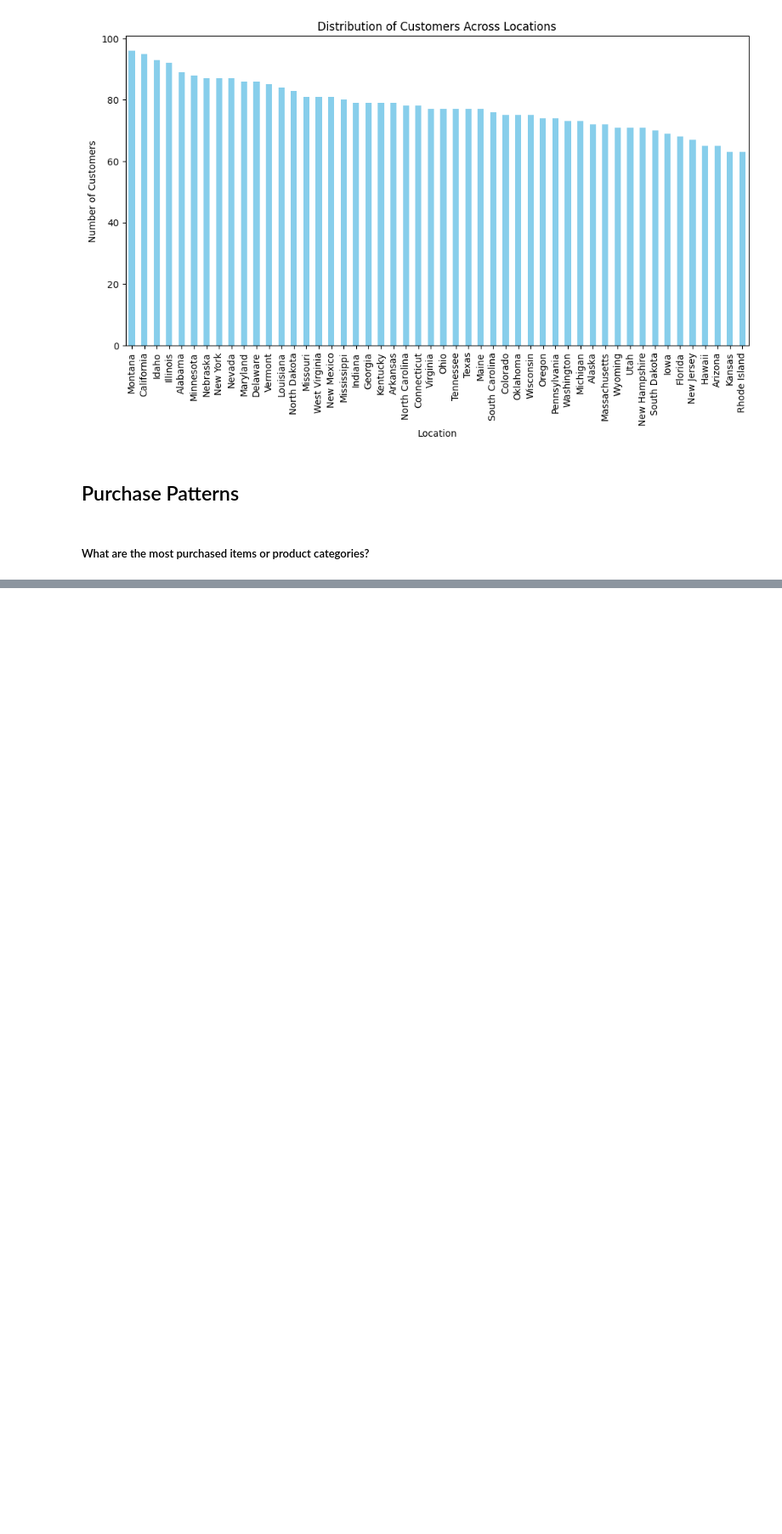
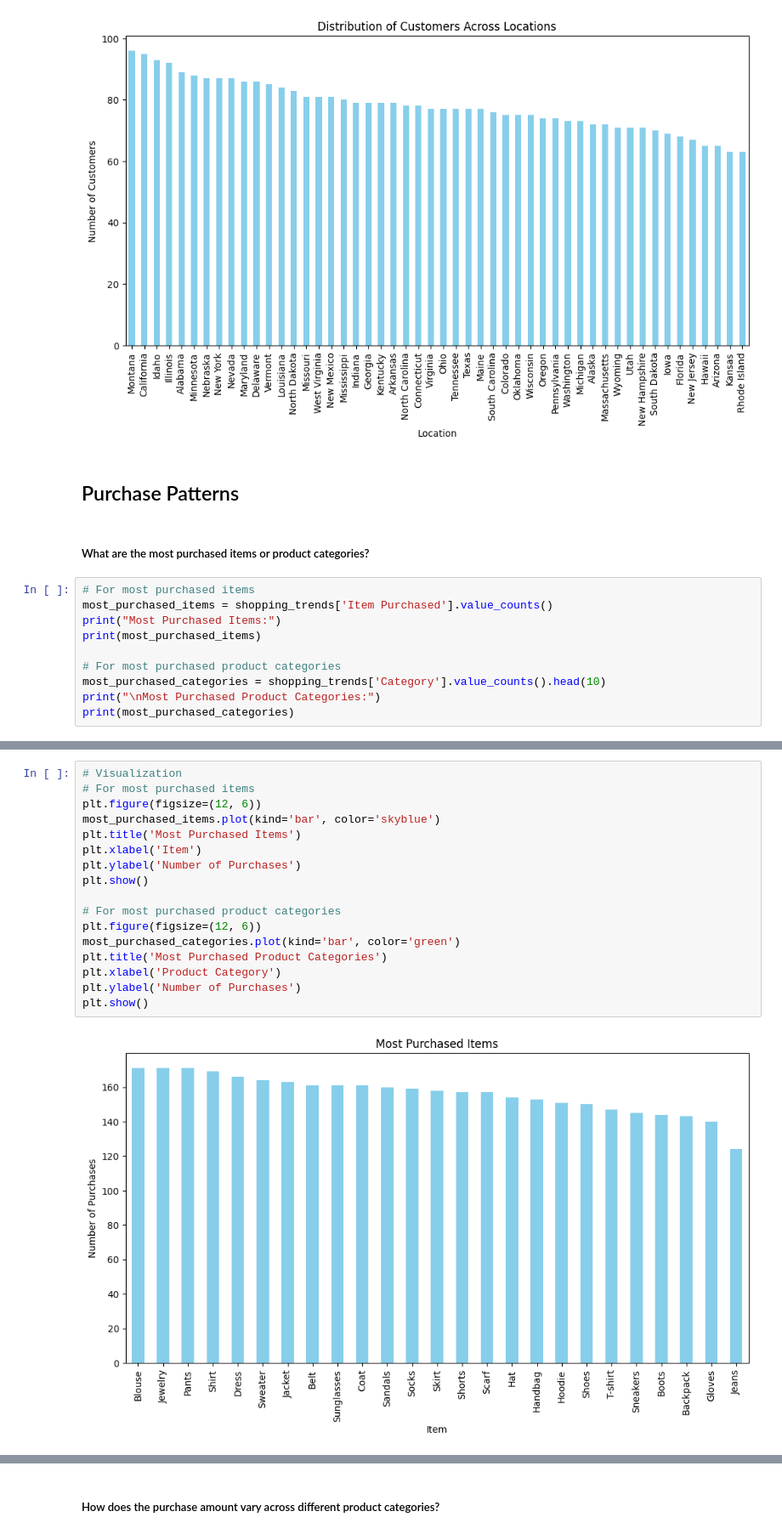
Before and after one commit to melvinquashie/Consumer-Behavior-and-Shopping-Habits, a Jupyter notebook: Consumer Behavior and Shopping Habits/Untitled-1.ipynb, the cells around one changed output, grey strips where cells are left out. Shown at 85% size. Drawn from its saved outputs; the diff is of its cells as text; blank space fills up the shorter version.

Commit message:
last analysis done: How does the purchase amount vary across different product categories?

```diff
--- a/Consumer Behavior and Shopping Habits/Untitled-1.ipynb
+++ b/Consumer Behavior and Shopping Habits/Untitled-1.ipynb
@@ -393,3 +393,13 @@ plt.show()
 ## Purchase Patterns
 # %% [markdown]
 ##### What are the most purchased items or product categories?
+# %%
+# For most purchased items
+most_purchased_items = shopping_trends['Item Purchased'].value_counts()
+print("Most Purchased Items:")
+print(most_purchased_items)
+
+# For most purchased product categories
+most_purchased_categories = shopping_trends['Category'].value_counts().head(10)
+print("\nMost Purchased Product Categories:")
+print(most_purchased_categories)
@@ -395,0 +454,19 @@ plt.show()
+# %%
+# Visualization
+# For most purchased items
+plt.figure(figsize=(12, 6))
+most_purchased_items.plot(kind='bar', color='skyblue')
+plt.title('Most Purchased Items')
+plt.xlabel('Item')
+plt.ylabel('Number of Purchases')
+plt.show()
+
+# For most purchased product categories
+plt.figure(figsize=(12, 6))
+most_purchased_categories.plot(kind='bar', color='green')
+plt.title('Most Purchased Product Categories')
+plt.xlabel('Product Category')
+plt.ylabel('Number of Purchases')
+plt.show()
+# %% [output]
+[figure, added]
@@ -395,0 +474,2 @@ plt.show()
+# %% [markdown]
+##### How does the purchase amount vary across different product categories?
```
Also changed, not shown: parts of 7 cells of this notebook.
